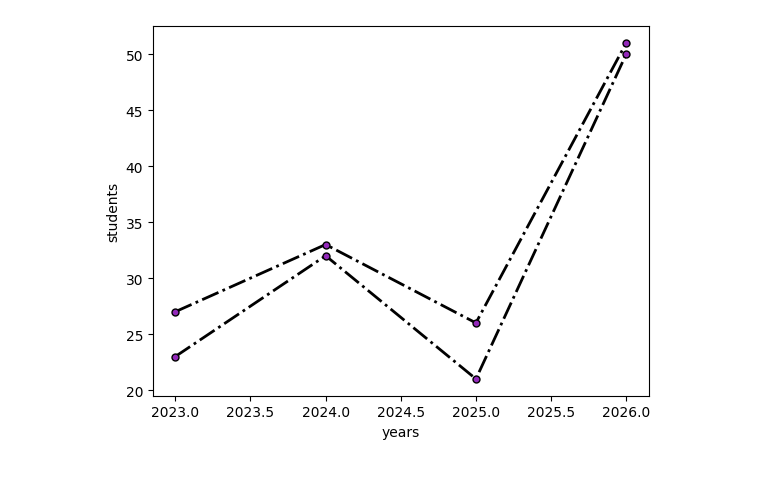
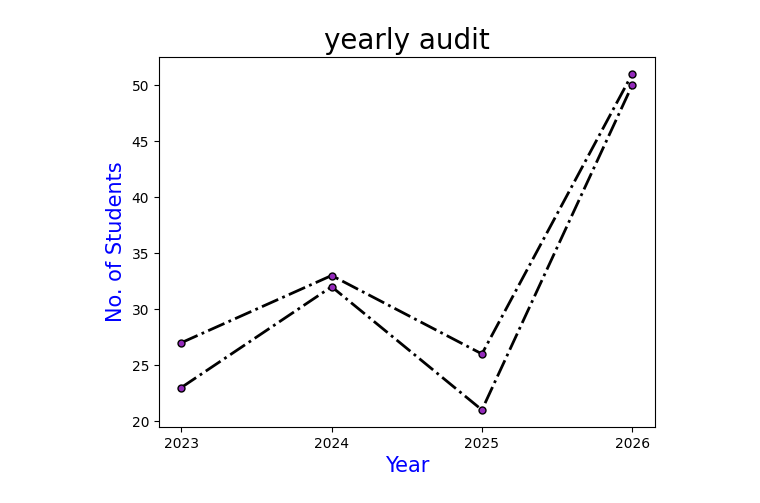
Before and after one commit to sameerdiwse/python-visualization, a Jupyter notebook: Matplotlib_Visualization_Code/Visualization_Practice.ipynb, the cells around one changed output. Drawn from its saved outputs; the diff is of its cells as text; code cells hidden in the pictures; blank space fills up the shorter version.

Commit message:
customized plot labels

```diff
--- a/Matplotlib_Visualization_Code/Visualization_Practice.ipynb
+++ b/Matplotlib_Visualization_Code/Visualization_Practice.ipynb
@@ -5,16 +5,19 @@ import numpy as np
 # %%
 X = [2023, 2024, 2025, 2026]
 y1 = [23,32,21,50]
 y2 = [27,33,26,51]
 XX=np.array(X)
 yy1=np.array(y1)
 yy2=np.array(y2)
-plt.xlabel('years')
-plt.ylabel('students')
 
 line_styles = dict( marker='o', markersize=5, markerfacecolor="#9329ba", markeredgecolor="black", linestyle='dashdot', linewidth=2, color='black')
 
 plt.plot(XX, yy, **line_styles);
 plt.plot(XX, yy2, **line_styles);
+
+plt.title('yearly audit', fontsize=20)
+plt.xlabel('Year', fontsize=15, color='blue')
+plt.ylabel('No. of Students', fontsize=15, color='blue')
+plt.xticks(X);
 # %% [output]
-[figure, old version]
+[figure, new version]
```
